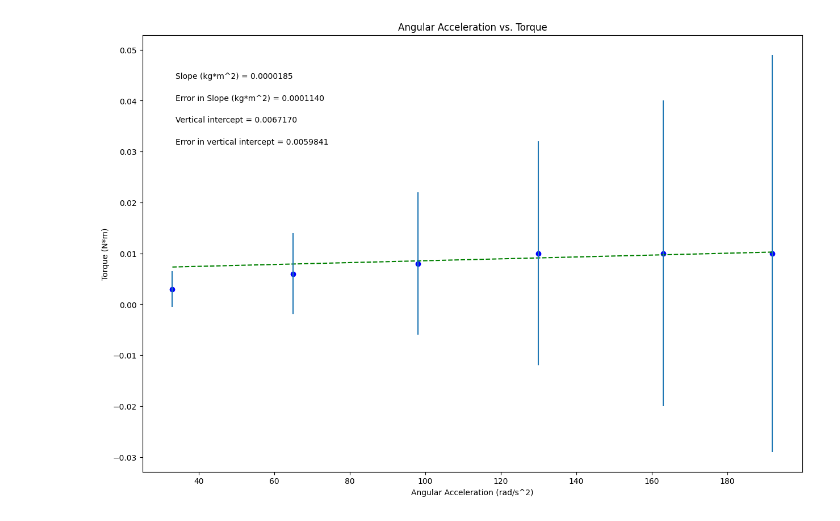
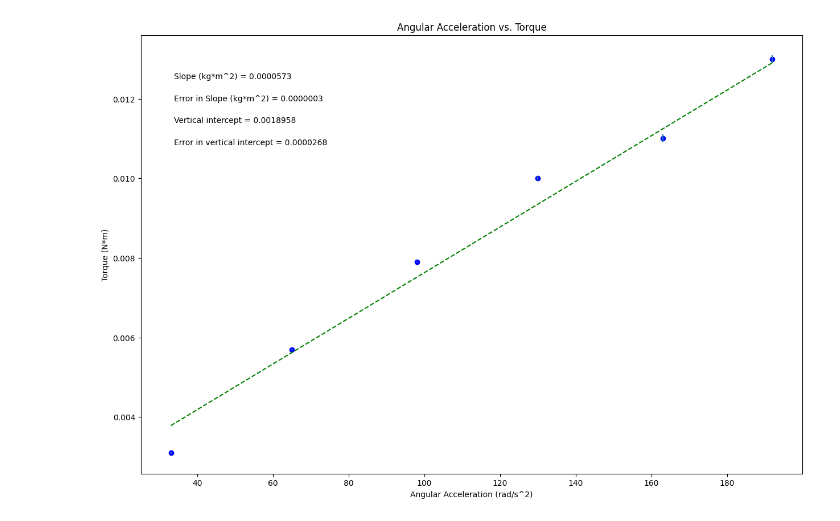
Before and after one commit to BGustafson-325/PHSX221, a Jupyter notebook: moment_of_inertia.ipynb, the cells around one changed output. Cells and saved outputs as stored; diff of their text form; code cells hidden in the pictures.

```diff
--- a/moment_of_inertia.ipynb
+++ b/moment_of_inertia.ipynb
@@ -21,9 +21,9 @@ import matplotlib.pyplot as plt
 
 accel = np.array([33,65,98,130,163,192])
 
-torque = np.array([0.003,0.006,0.008,0.010,0.01,0.01])
+torque = np.array([0.0031,0.0057,0.0079,0.010,0.011,0.013])
 
-err_torque = np.array([0.0035,0.0080,0.014,0.022,0.030,0.039])
+err_torque = np.array([0.000021,0.00002,0.00002,0.00005,0.0001,0.0001])
 
 
 
@@ -92,31 +92,31 @@ elif annotation_placement==3 or annotation_placement==4:
 #Don't need to change anything in this section!
 
 #Plot data on graph. Plot error bars and place values for slope,
 #error in slope, and vertical intercept (plus error) on the plot using "annotate"
 
 plt.figure(figsize=(15,10))
 
 plt.plot(x, fit, color='green', linestyle='--')
 plt.scatter(x, y, color='blue', marker='o')
 
 plt.xlabel(x_label)
 plt.ylabel(y_label)
 plt.title(plot_title)
 
 plt.errorbar(x, y, yerr=dy, xerr=None, fmt="none") #don't need to plot x error bars
 
 plt.annotate('Slope ({}) = {value:.{digits}f}'.format(slope_units,value=m, digits=7),
              (xpos, ypos[0]), xycoords='axes fraction')
 
 plt.annotate('Error in Slope ({}) = {value:.{digits}f}'.format(slope_units,value=dm, digits=7),
              (xpos, ypos[1]), xycoords='axes fraction')
 
 plt.annotate('Vertical intercept = {value:.{digits}f}'.format(value=b, digits=7),
              (xpos, ypos[2]), xycoords='axes fraction')
 
 plt.annotate('Error in vertical intercept = {value:.{digits}f}'.format(value=db, digits=7),
              (xpos, ypos[3]), xycoords='axes fraction')
 
 plt.show()
 # %% [output]
-[figure, old version]
+[figure, new version]
```
